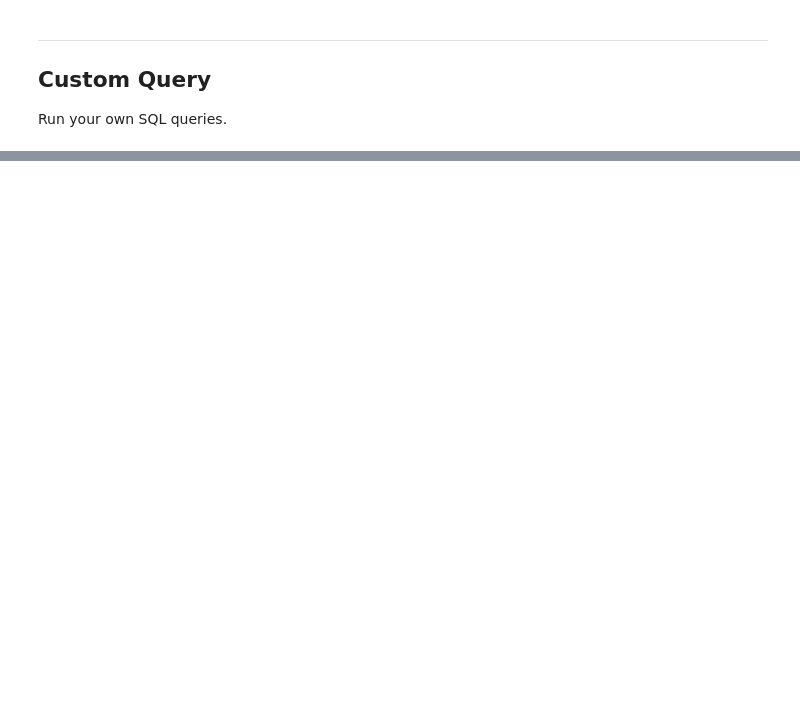
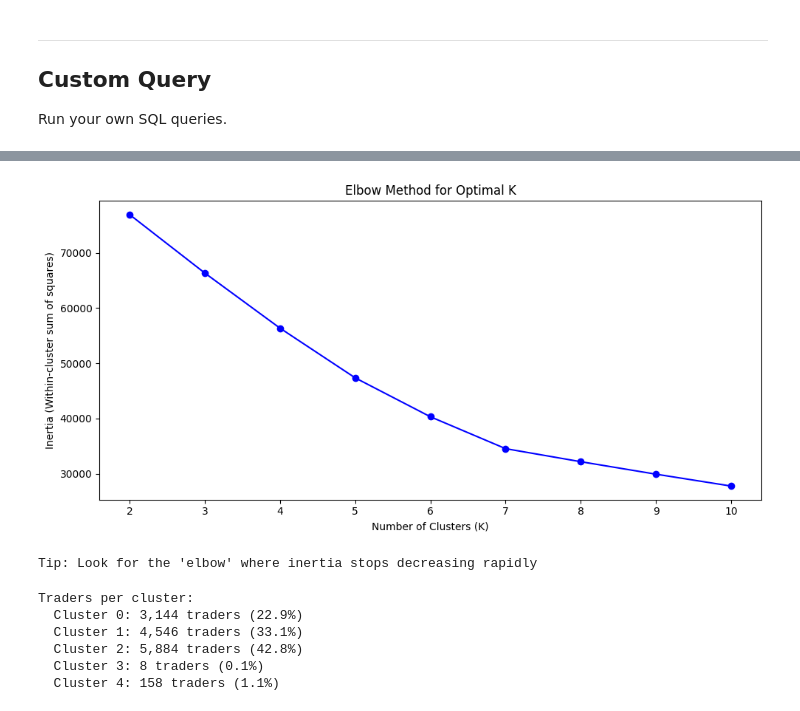
Before and after one commit to trevortrinh/vigil-hypertrace, a Jupyter notebook: notebooks/03_db_analysis.ipynb, the cells around one changed output, grey strips where cells are left out. Drawn from its saved outputs; the diff is of its cells as text; code cells hidden in the pictures; blank space fills up the shorter version.

```diff
--- a/notebooks/03_db_analysis.ipynb
+++ b/notebooks/03_db_analysis.ipynb
@@ -681,0 +799,43 @@ LIMIT 5
+# %%
+# Find optimal K using elbow method
+inertias = []
+K_range = range(2, 11)
+
+for k in K_range:
+    kmeans = KMeans(n_clusters=k, random_state=42, n_init=10)
+    kmeans.fit(X_scaled)
+    inertias.append(kmeans.inertia_)
+
+# Plot elbow curve
+fig, ax = plt.subplots(figsize=(10, 5))
+ax.plot(K_range, inertias, 'bo-')
+ax.set_xlabel('Number of Clusters (K)')
+ax.set_ylabel('Inertia (Within-cluster sum of squares)')
+ax.set_title('Elbow Method for Optimal K')
+ax.set_xticks(list(K_range))
+plt.tight_layout()
+plt.show()
+
+print("Tip: Look for the 'elbow' where inertia stops decreasing rapidly")
+# %% [output]
+[figure, added]
+Tip: Look for the 'elbow' where inertia stops decreasing rapidly
+# %%
+# Run K-means with chosen K
+N_CLUSTERS = 5  # Adjust based on elbow plot
+
+kmeans = KMeans(n_clusters=N_CLUSTERS, random_state=42, n_init=10)
+trader_features['cluster'] = kmeans.fit_predict(X_scaled)
+
+# Count traders per cluster
+cluster_counts = trader_features['cluster'].value_counts().sort_index()
+print("Traders per cluster:")
+for c, count in cluster_counts.items():
+    print(f"  Cluster {c}: {count:,} traders ({count/len(trader_features)*100:.1f}%)")
+# %% [output]
+Traders per cluster:
+  Cluster 0: 3,144 traders (22.9%)
+  Cluster 1: 4,546 traders (33.1%)
+  Cluster 2: 5,884 traders (42.8%)
+  Cluster 3: 8 traders (0.1%)
+  Cluster 4: 158 traders (1.1%)
```
Also changed, not shown: parts of 29 cells of this notebook, 4 other files.
